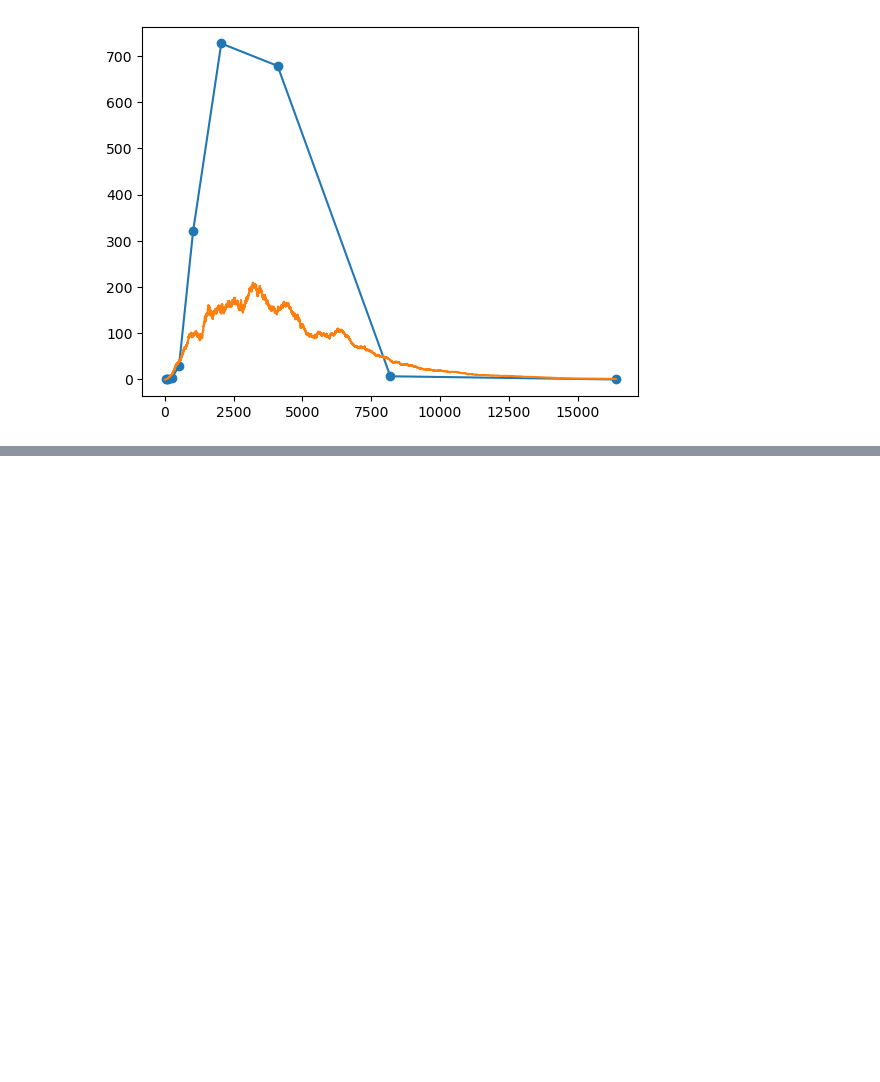
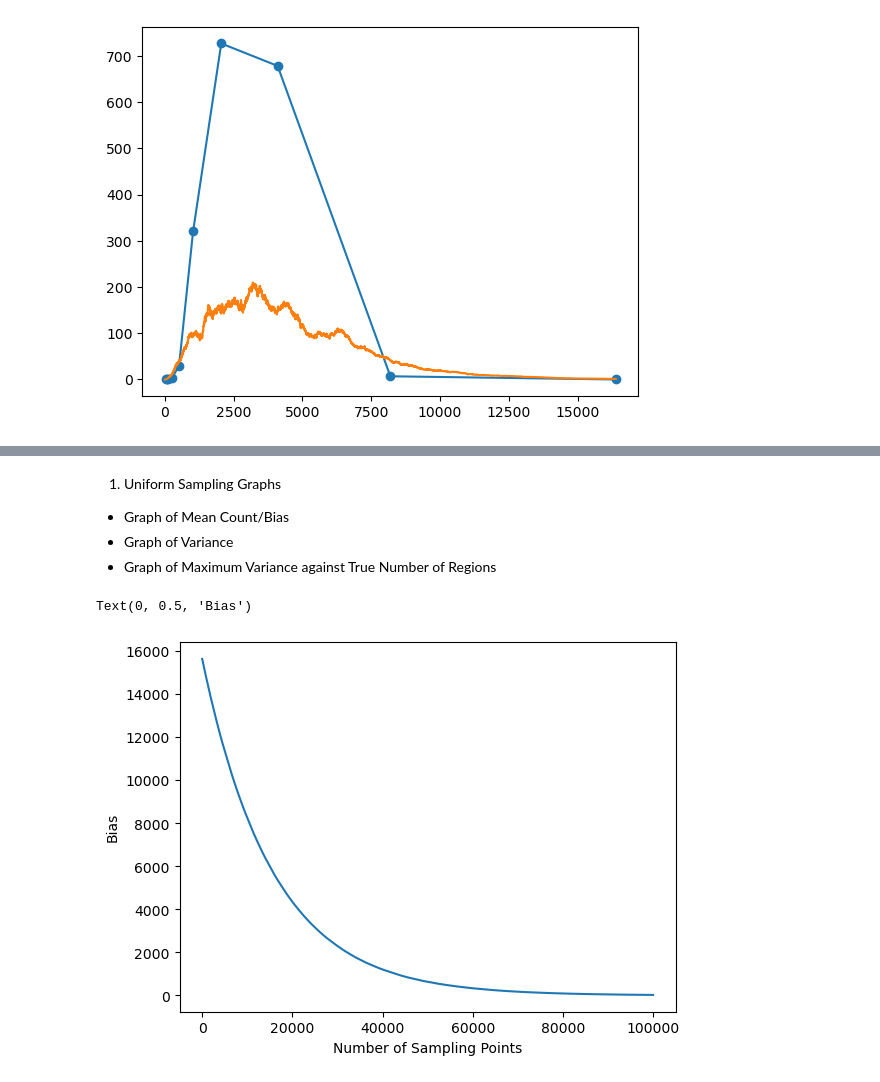
Before and after one commit to Gautam-Chauhan/MSc-Thesis, a Jupyter notebook: scenario_1.ipynb, the cells around one changed output, grey strips where cells are left out. Saved outputs shown, nothing was run; the diff lists cells and outputs as text; code cells hidden in the pictures; blank space fills up the shorter version.

Commit message:
Ran experiment again but for a network with 32 hidden neurons so that we can find all the regions in all dimensions

```diff
--- a/scenario_1.ipynb
+++ b/scenario_1.ipynb
@@ -864,0 +899,37 @@ plt.plot(x[:2**14+1],uniform_variances[1,:2**14+1])
+# %%
+num_points = 1000000
+all_dimensions = [2,3,4,5,6,7,8,9,10]
+runs = 100
+seed = 1
+hidden_neurons = 32
+
+iid_counts = np.empty((max(all_dimensions),runs,num_points))
+
+for dimensions in all_dimensions:
+
+    # Generate point set
+    lower_bounds = np.full(dimensions,0)
+    upper_bounds = np.full(dimensions,1)
+    sample_points = iid_uniform_sample(num_points,dimensions,runs,lower_bounds,upper_bounds,seed)
+
+    # Count linear region susing those point sets and assign to the appropriate part of iid_counts
+    unique_counts = experiment_2(sample_points,hidden_neurons,dimensions,runs,mode="online")
+    unique_counts = unique_counts.detach().numpy()
+    iid_counts[dimensions-2,:,:] = unique_counts
+# %% [markdown]
+1. Uniform Sampling Graphs
+
+- Graph of Mean Count/Bias
+- Graph of Variance
+- Graph of Maximum Variance against True Number of Regions
+# %%
+uniform_mean_b = np.mean(iid_counts,axis=1)
+uniform_variances_b = np.var(iid_counts,axis=1)
+# %%
+x = np.arange(100000)
+plt.plot(x,15625-uniform_mean_b[4][:100000])
+plt.xlabel("Number of Sampling Points")
+plt.ylabel("Bias")
+# %% [output]
+Text(0, 0.5, 'Bias')
+[figure, added]
```
Also changed, not shown: parts of 29 cells of this notebook.
